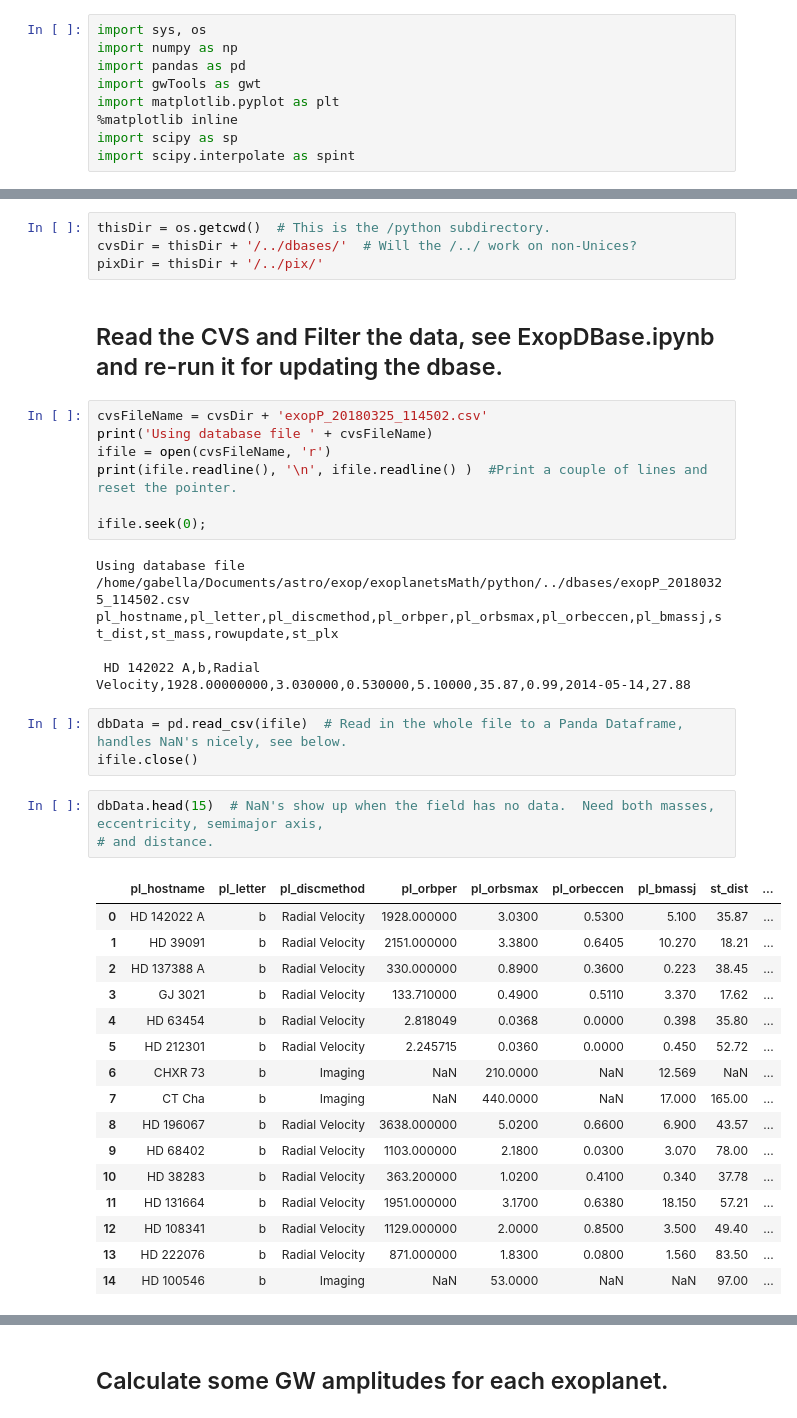
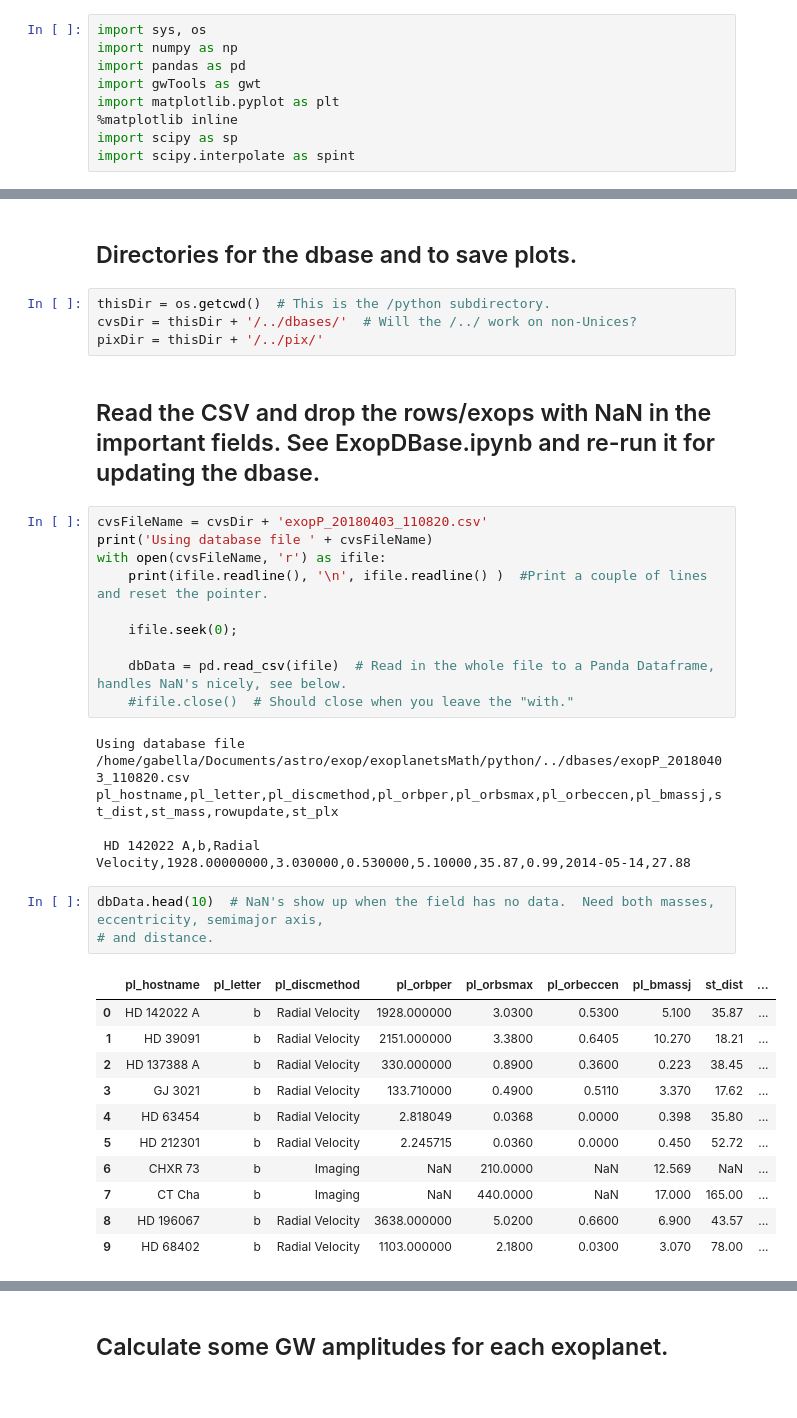
Before and after one commit to gabella/exoplanetsMath, a Jupyter notebook: python/GWStrainPlotsSNR.ipynb, the cells around one changed output, grey strips where cells are left out. Saved outputs shown, nothing was run; the diff lists cells and outputs as text.

Commit message:
editing GWStrainPlotsSNR

```diff
--- a/python/GWStrainPlotsSNR.ipynb
+++ b/python/GWStrainPlotsSNR.ipynb
@@ -23,41 +27,38 @@ import scipy.interpolate as spint
+# %% [markdown]
+## Directories for the dbase and to save plots.
 # %%
 thisDir = os.getcwd()  # This is the /python subdirectory.
 cvsDir = thisDir + '/../dbases/'  # Will the /../ work on non-Unices?
 pixDir = thisDir + '/../pix/'
 # %% [markdown]
-## Read the CVS and Filter the data, see ExopDBase.ipynb and re-run it for updating the dbase.
+## Read the CSV and drop the rows/exops with NaN in the important fields.  See ExopDBase.ipynb and re-run it for updating the dbase.
 # %%
-cvsFileName = cvsDir + 'exopP_20180325_114502.csv'
+cvsFileName = cvsDir + 'exopP_20180403_110820.csv'
 print('Using database file ' + cvsFileName)
-ifile = open(cvsFileName, 'r')
-print(ifile.readline(), '\n', ifile.readline() )  #Print a couple of lines and reset the pointer.
+with open(cvsFileName, 'r') as ifile:
+    print(ifile.readline(), '\n', ifile.readline() )  #Print a couple of lines and reset the pointer.
 
-ifile.seek(0);
+    ifile.seek(0);
+
+    dbData = pd.read_csv(ifile)  # Read in the whole file to a Panda Dataframe, handles NaN's nicely, see below.
+    #ifile.close()  # Should close when you leave the "with."
 # %% [output]
-Using database file /home/gabella/Documents/astro/exop/exoplanetsMath/python/../dbases/exopP_20180325_114502.csv
+Using database file /home/gabella/Documents/astro/exop/exoplanetsMath/python/../dbases/exopP_20180403_110820.csv
 pl_hostname,pl_letter,pl_discmethod,pl_orbper,pl_orbsmax,pl_orbeccen,pl_bmassj,st_dist,st_mass,rowupdate,st_plx
 
  HD 142022 A,b,Radial Velocity,1928.00000000,3.030000,0.530000,5.10000,35.87,0.99,2014-05-14,27.88
-# %%
-dbData = pd.read_csv(ifile)  # Read in the whole file to a Panda Dataframe, handles NaN's nicely, see below.
-ifile.close()
 # %%
-dbData.head(15)  # NaN's show up when the field has no data.  Need both masses, eccentricity, semimajor axis,
+dbData.head(10)  # NaN's show up when the field has no data.  Need both masses, eccentricity, semimajor axis,
 # and distance.
 # %% [output]
 |  | pl_hostname | pl_letter | pl_discmethod | pl_orbper | pl_orbsmax | pl_orbeccen | pl_bmassj | st_dist | ... |
 | 0 | HD 142022 A | b | Radial Velocity | 1928.000000 | 3.0300 | 0.5300 | 5.100 | 35.87 | ... |
 | 1 | HD 39091 | b | Radial Velocity | 2151.000000 | 3.3800 | 0.6405 | 10.270 | 18.21 | ... |
 | 2 | HD 137388 A | b | Radial Velocity | 330.000000 | 0.8900 | 0.3600 | 0.223 | 38.45 | ... |
 | 3 | GJ 3021 | b | Radial Velocity | 133.710000 | 0.4900 | 0.5110 | 3.370 | 17.62 | ... |
 | 4 | HD 63454 | b | Radial Velocity | 2.818049 | 0.0368 | 0.0000 | 0.398 | 35.80 | ... |
 | 5 | HD 212301 | b | Radial Velocity | 2.245715 | 0.0360 | 0.0000 | 0.450 | 52.72 | ... |
 | 6 | CHXR 73 | b | Imaging | NaN | 210.0000 | NaN | 12.569 | NaN | ... |
 | 7 | CT Cha | b | Imaging | NaN | 440.0000 | NaN | 17.000 | 165.00 | ... |
 | 8 | HD 196067 | b | Radial Velocity | 3638.000000 | 5.0200 | 0.6600 | 6.900 | 43.57 | ... |
 | 9 | HD 68402 | b | Radial Velocity | 1103.000000 | 2.1800 | 0.0300 | 3.070 | 78.00 | ... |
-| 10 | HD 38283 | b | Radial Velocity | 363.200000 | 1.0200 | 0.4100 | 0.340 | 37.78 | ... |
-| 11 | HD 131664 | b | Radial Velocity | 1951.000000 | 3.1700 | 0.6380 | 18.150 | 57.21 | ... |
-| 12 | HD 108341 | b | Radial Velocity | 1129.000000 | 2.0000 | 0.8500 | 3.500 | 49.40 | ... |
-| 13 | HD 222076 | b | Radial Velocity | 871.000000 | 1.8300 | 0.0800 | 1.560 | 83.50 | ... |
-| 14 | HD 100546 | b | Imaging | NaN | 53.0000 | NaN | NaN | 97.00 | ... |
```
Also changed, not shown: parts of 36 cells of this notebook, 1 other file.
